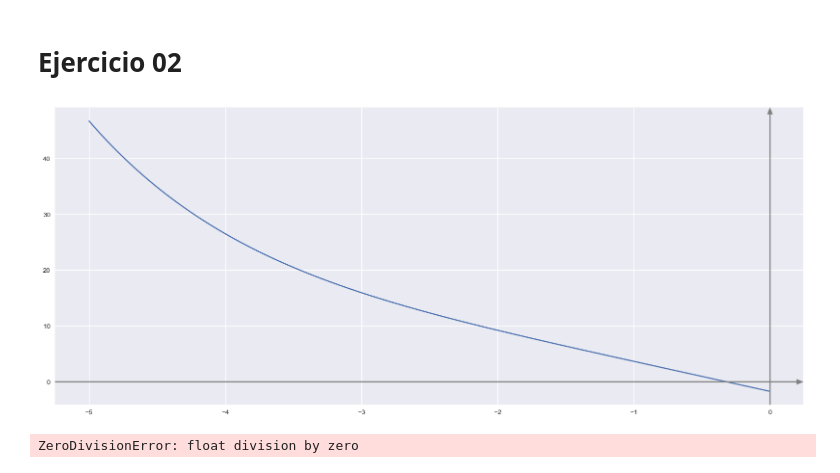
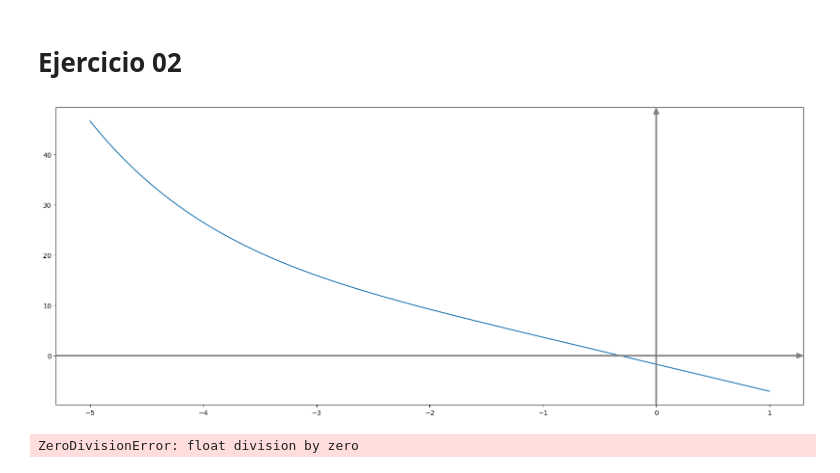
Before and after one commit to caramirezs/MetNum_202260, a Jupyter notebook: Taller 2.ipynb, the cells around one changed output. Cells and saved outputs as stored; diff of their text form; code cells hidden in the pictures.

```diff
--- a/Taller 2.ipynb
+++ b/Taller 2.ipynb
@@ -3,7 +3,7 @@ import numpy as np
 import matplotlib.pyplot as plt
 
 def graficar(f, x_i, x_f, num=1000):
-    plt.style.use("seaborn-v0_8-darkgrid")
+    #plt.style.use("seaborn-v0_8-darkgrid")
     """
     Gráfica de funciones algebraicas
     :param f: función, previamente definida
@@ -357,11 +352,11 @@ solución x: 9.708299123255088, determinante = 1000.0000000000016
 # %%
 x = 1.7
 t = 1
 g = 32.17
 f_4 = lambda w: -((g)/(2*w**2))*((np.exp(w*t) - np.exp(-w*t))/(2) - np.sin(w*t)) - x
-graficar(f_4, -5,0)
+graficar(f_4, -5,1)
 # %% [output]
-[figure, old version]
+[figure, new version]
 # %%
 metodo_biseccion(f_4, -5, 0, 1e-5)
 # %% [output]
```
Also changed, not shown: parts of 3 cells of this notebook, 1 other file.
